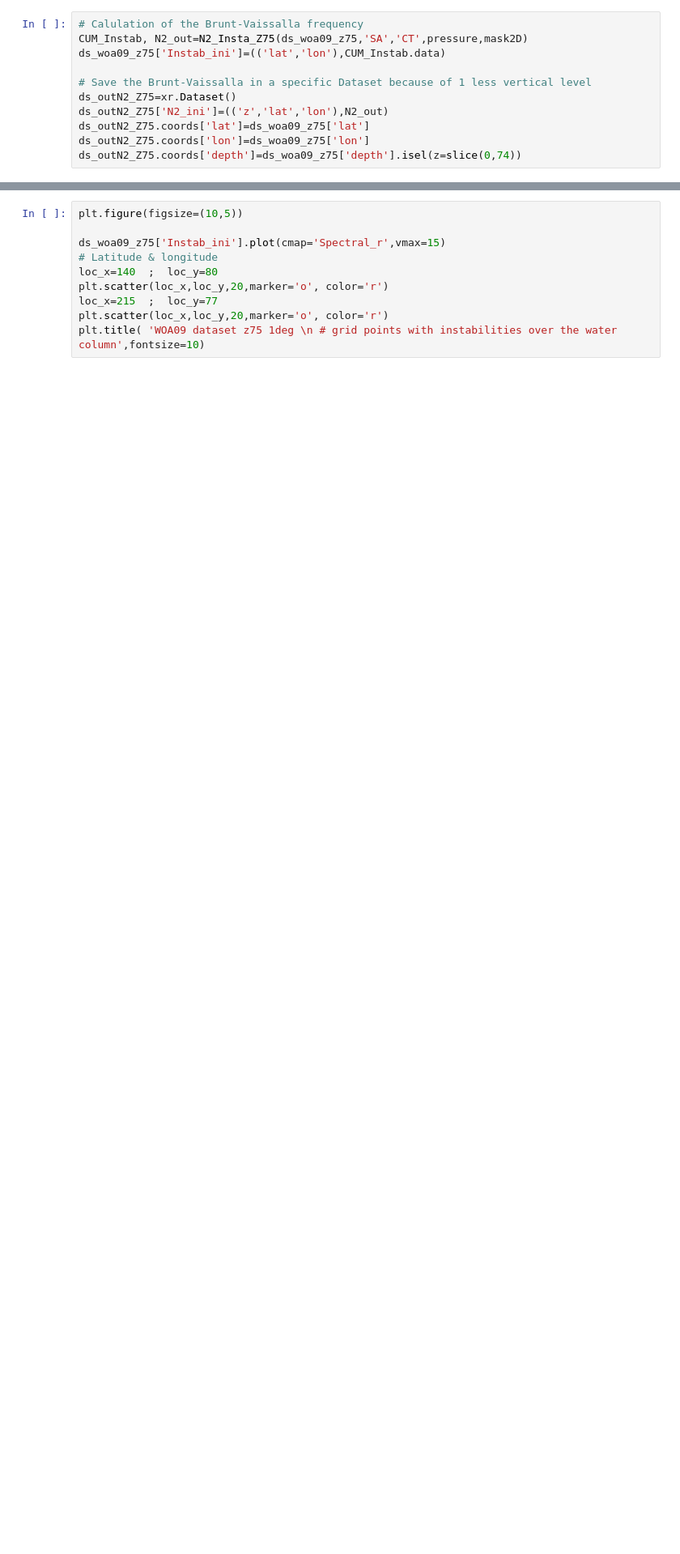
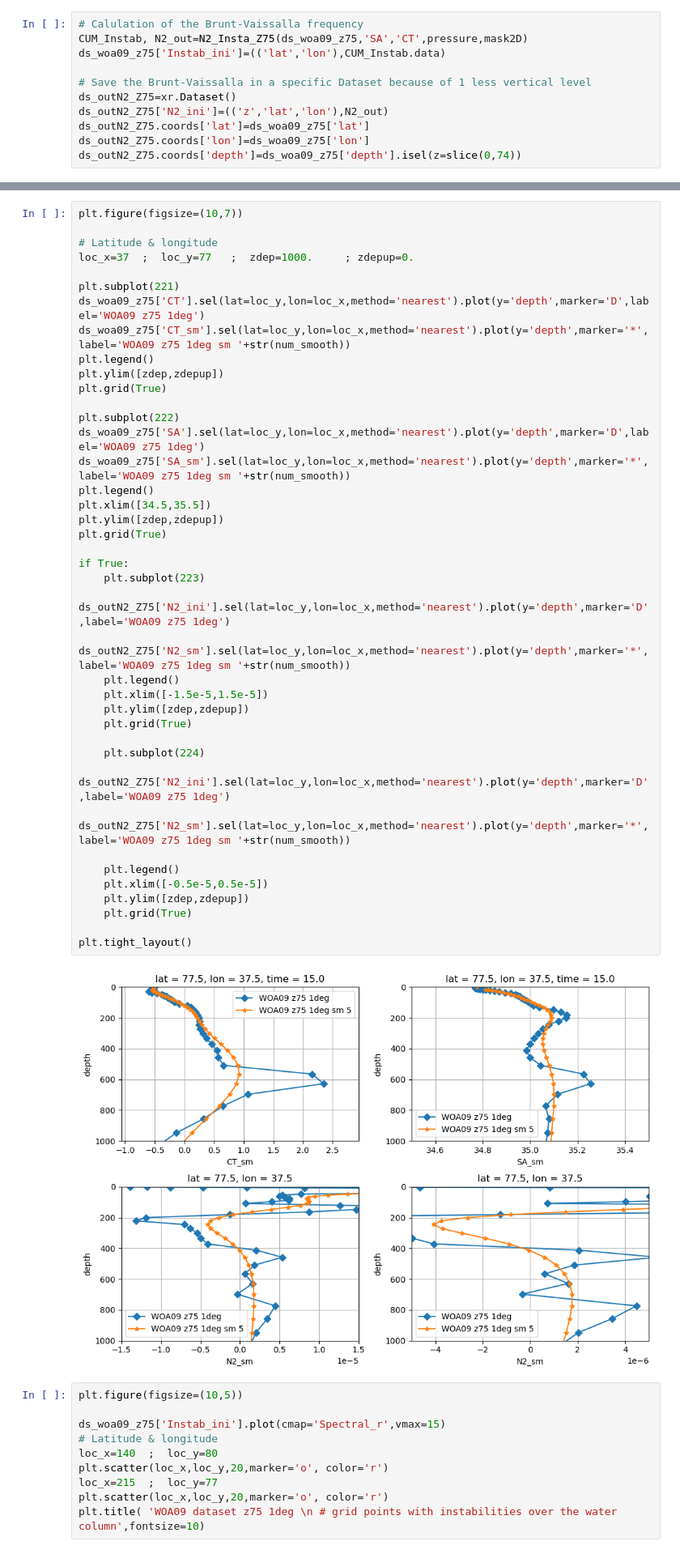
Before and after one commit to ctalandi/TOOLS, a Jupyter notebook: OTHERS/WOA2009/STABILITY/WOA09_SACT_SelectSmooth.ipynb, the cells around one changed output, grey strips where cells are left out. Shown at 81% size. Drawn from its saved outputs; the diff is of its cells as text; blank space fills up the shorter version.

```diff
--- a/OTHERS/WOA2009/STABILITY/WOA09_SACT_SelectSmooth.ipynb
+++ b/OTHERS/WOA2009/STABILITY/WOA09_SACT_SelectSmooth.ipynb
@@ -497,3 +510,45 @@ plt.tight_layout()
+# %%
+plt.figure(figsize=(10,7))
+
+# Latitude & longitude
+loc_x=37  ;  loc_y=77   ;  zdep=1000.     ; zdepup=0.
+
+plt.subplot(221)
+ds_woa09_z75['CT'].sel(lat=loc_y,lon=loc_x,method='nearest').plot(y='depth',marker='D',label='WOA09 z75 1deg')
+ds_woa09_z75['CT_sm'].sel(lat=loc_y,lon=loc_x,method='nearest').plot(y='depth',marker='*',label='WOA09 z75 1deg sm '+str(num_smooth))
+plt.legend()
+plt.ylim([zdep,zdepup])
+plt.grid(True)
+
+plt.subplot(222)
+ds_woa09_z75['SA'].sel(lat=loc_y,lon=loc_x,method='nearest').plot(y='depth',marker='D',label='WOA09 z75 1deg')
+ds_woa09_z75['SA_sm'].sel(lat=loc_y,lon=loc_x,method='nearest').plot(y='depth',marker='*',label='WOA09 z75 1deg sm '+str(num_smooth))
+plt.legend()
+plt.xlim([34.5,35.5])
+plt.ylim([zdep,zdepup])
+plt.grid(True)
+
+if True:
+    plt.subplot(223)
+    ds_outN2_Z75['N2_ini'].sel(lat=loc_y,lon=loc_x,method='nearest').plot(y='depth',marker='D',label='WOA09 z75 1deg')
+    ds_outN2_Z75['N2_sm'].sel(lat=loc_y,lon=loc_x,method='nearest').plot(y='depth',marker='*',label='WOA09 z75 1deg sm '+str(num_smooth))
+    plt.legend()
+    plt.xlim([-1.5e-5,1.5e-5])
+    plt.ylim([zdep,zdepup])
+    plt.grid(True)
+
+    plt.subplot(224)
+    ds_outN2_Z75['N2_ini'].sel(lat=loc_y,lon=loc_x,method='nearest').plot(y='depth',marker='D',label='WOA09 z75 1deg')
+    ds_outN2_Z75['N2_sm'].sel(lat=loc_y,lon=loc_x,method='nearest').plot(y='depth',marker='*',label='WOA09 z75 1deg sm '+str(num_smooth))
+
+    plt.legend()
+    plt.xlim([-0.5e-5,0.5e-5])
+    plt.ylim([zdep,zdepup])
+    plt.grid(True)
+
+plt.tight_layout()
+# %% [output]
+[figure, added]
 # %%
 plt.figure(figsize=(10,5))
 
```
Also changed, not shown: parts of 12 cells of this notebook.
